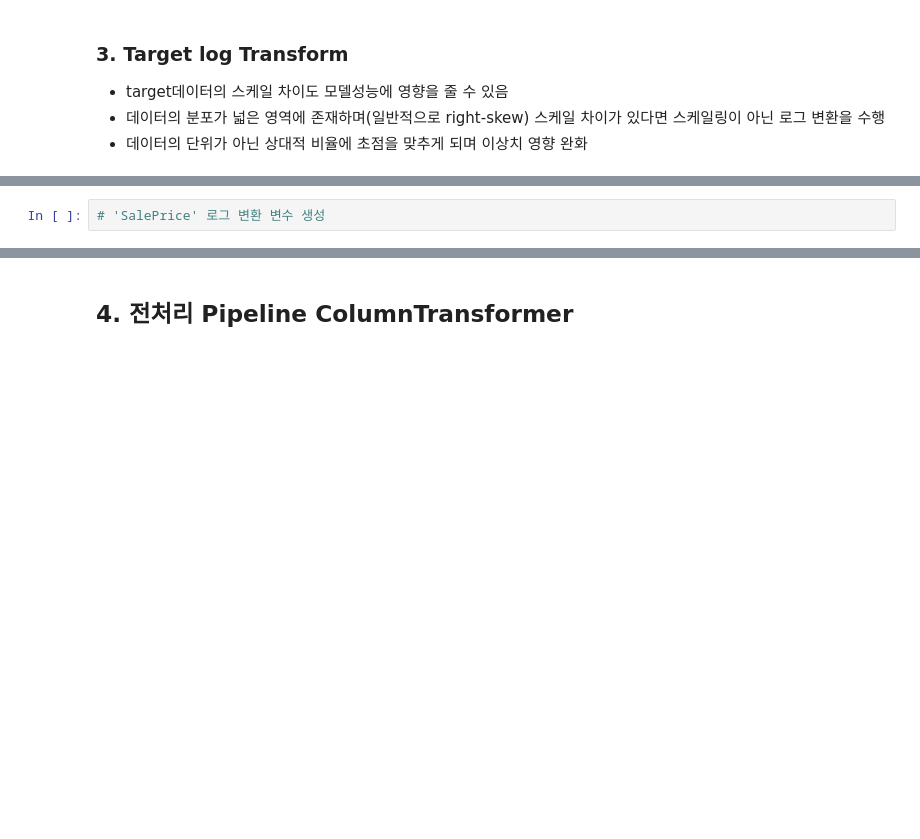
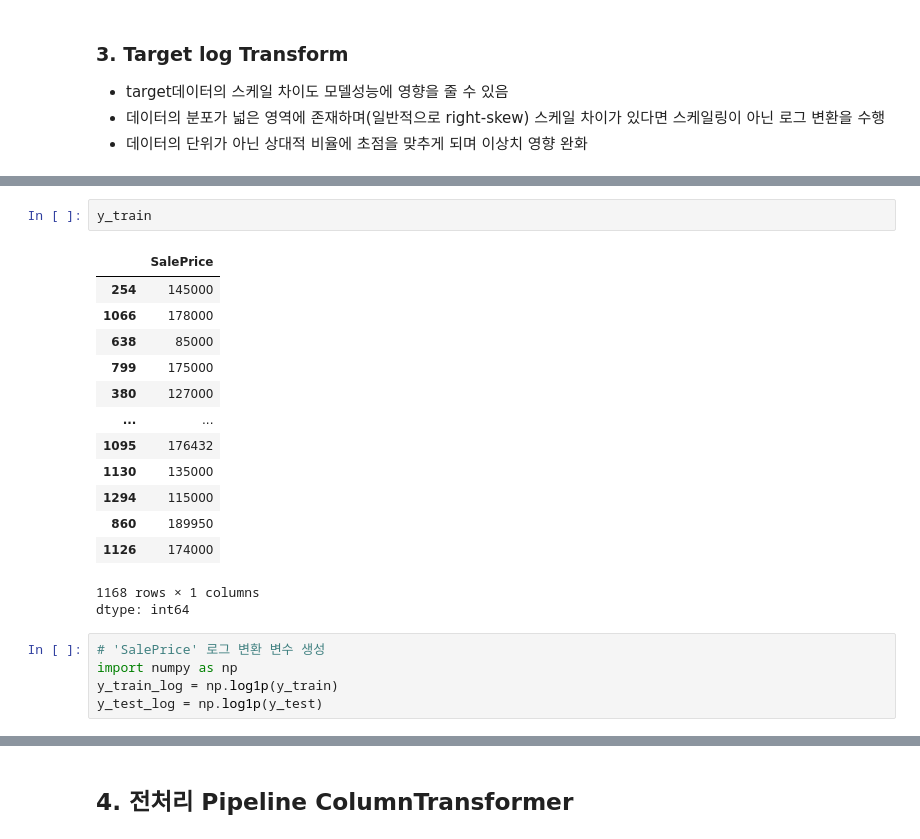
Before and after one commit to overgroove/samsung_lecture, a Jupyter notebook: 03_feature_eng_transform.ipynb, the cells around one changed output, grey strips where cells are left out. Drawn from its saved outputs; the diff is of its cells as text; blank space fills up the shorter version.

```diff
--- a/03_feature_eng_transform.ipynb
+++ b/03_feature_eng_transform.ipynb
@@ -404,2 +402,22 @@ joblib.dump(data_dict, './1day.joblib')
+# %%
+y_train
+# %% [output]
+|  | SalePrice |
+| 254 | 145000 |
+| 1066 | 178000 |
+| 638 | 85000 |
+| 799 | 175000 |
+| 380 | 127000 |
+| ... | ... |
+| 1095 | 176432 |
+| 1130 | 135000 |
+| 1294 | 115000 |
+| 860 | 189950 |
+| 1126 | 174000 |
+1168 rows × 1 columns
+dtype: int64
 # %%
 # 'SalePrice' 로그 변환 변수 생성
+import numpy as np
+y_train_log = np.log1p(y_train)
+y_test_log = np.log1p(y_test)
```
Also changed, not shown: parts of 9 cells of this notebook.
